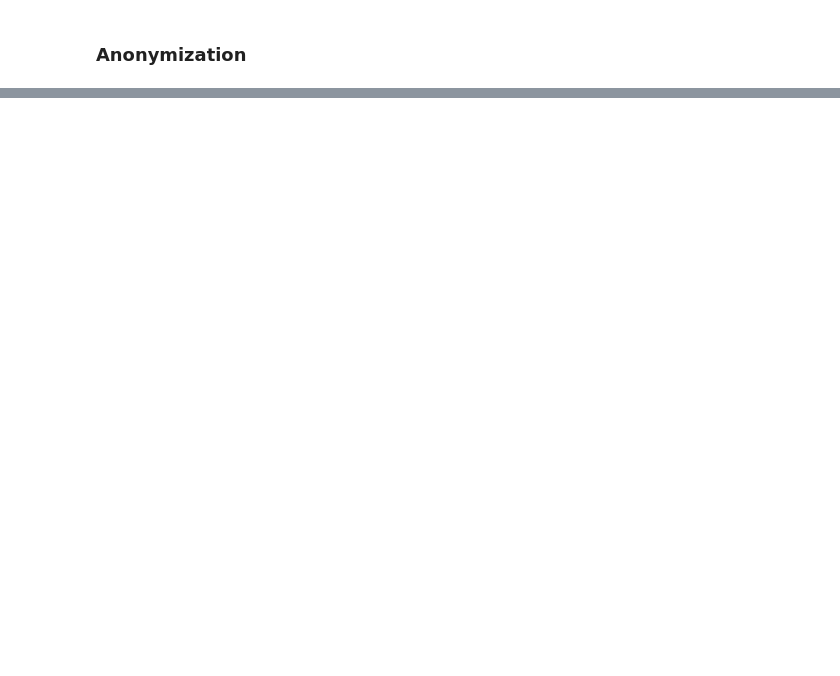
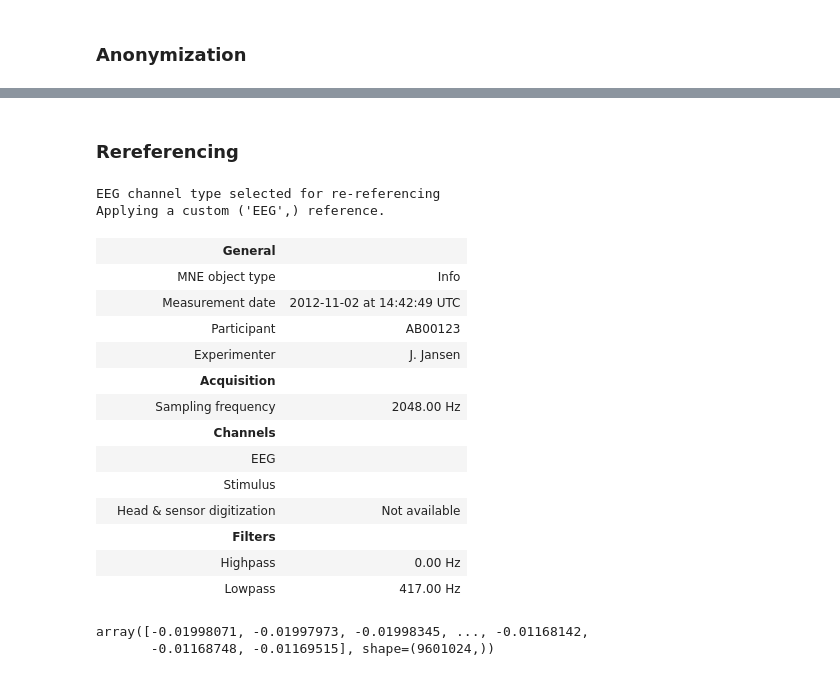
Before and after one commit to CentreForDigitalHumanities/BioPAP, a Jupyter notebook: examples/pipeline.ipynb, the cells around one changed output, grey strips where cells are left out. Cells and saved outputs as stored; diff of their text form; code cells hidden in the pictures; blank space fills up the shorter version.

Commit message:
rereferencing

```diff
--- a/examples/pipeline.ipynb
+++ b/examples/pipeline.ipynb
@@ -24,0 +80,27 @@ ano.raw.info
+# %% [markdown]
+### Rereferencing
+# %%
+ref = Rereference(raw=ano.raw, ref_channels=['EXG1', 'EXG2'])
+ref.raw.info
+# %% [output]
+EEG channel type selected for re-referencing
+Applying a custom ('EEG',) reference.
+|  | General |  |
+|  | MNE object type | Info |
+|  | Measurement date | 2012-11-02 at 14:42:49 UTC |
+|  | Participant | AB00123 |
+|  | Experimenter | J. Jansen |
+|  | Acquisition |  |
+|  | Sampling frequency | 2048.00 Hz |
+|  | Channels |  |
+|  | EEG |  |
+|  | Stimulus |  |
+|  | Head & sensor digitization | Not available |
+|  | Filters |  |
+|  | Highpass | 0.00 Hz |
+|  | Lowpass | 417.00 Hz |
+# %%
+ref.ref_data
+# %% [output]
+array([-0.01998071, -0.01997973, -0.01998345, ..., -0.01168142,
+       -0.01168748, -0.01169515], shape=(9601024,))
```
Also changed, not shown: parts of 6 cells of this notebook, 1 other file.
